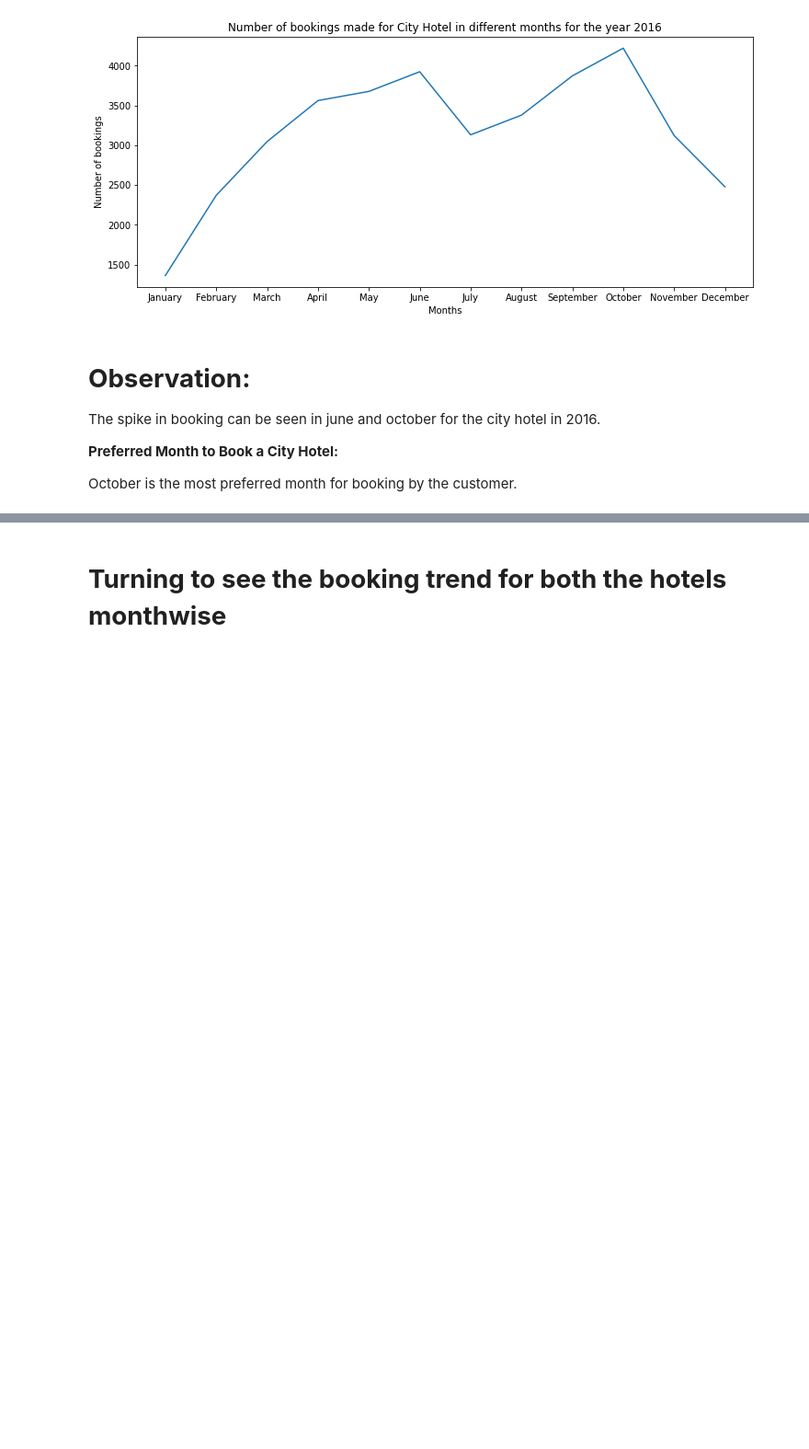
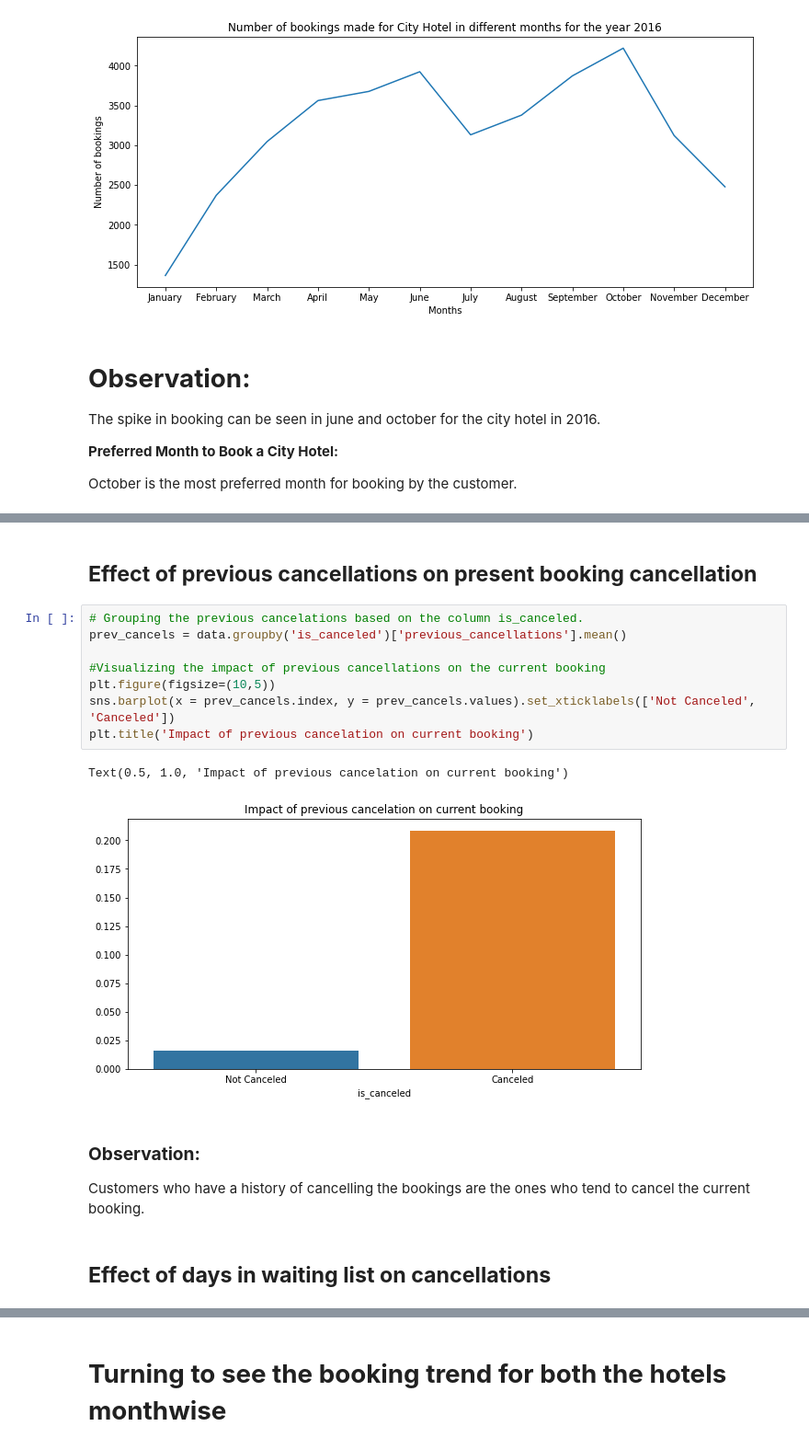
Before and after one commit to PriyankaSejwal/Hotel-Booking-Analysis, a Jupyter notebook: Priyanka_Rimo_CapstoneProject_Hotel_Booking_Analysis_Capstone_Project.ipynb, the cells around one changed output, grey strips where cells are left out. Shown at 92% size. Saved outputs shown, nothing was run; the diff lists cells and outputs as text; blank space fills up the shorter version.

```diff
--- a/Priyanka_Rimo_CapstoneProject_Hotel_Booking_Analysis_Capstone_Project.ipynb
+++ b/Priyanka_Rimo_CapstoneProject_Hotel_Booking_Analysis_Capstone_Project.ipynb
@@ -394,0 +444,18 @@ Name: hotel, dtype: float64
+# %% [markdown]
+## <b>Effect of previous cancellations on present booking cancellation</b>
+# %%
+# Grouping the previous cancelations based on the column is_canceled.
+prev_cancels = data.groupby('is_canceled')['previous_cancellations'].mean()
+
+#Visualizing the impact of previous cancellations on the current booking
+plt.figure(figsize=(10,5))
+sns.barplot(x = prev_cancels.index, y = prev_cancels.values).set_xticklabels(['Not Canceled', 'Canceled'])
+plt.title('Impact of previous cancelation on current booking')
+# %% [output]
+Text(0.5, 1.0, 'Impact of previous cancelation on current booking')
+[figure, added]
+# %% [markdown]
+### <b> Observation: </b>
+Customers who have a history of cancelling the bookings are the ones who tend to cancel the current booking.
+# %% [markdown]
+## <b> Effect of days in waiting list on cancellations
```
Also changed, not shown: parts of 16 cells of this notebook.
